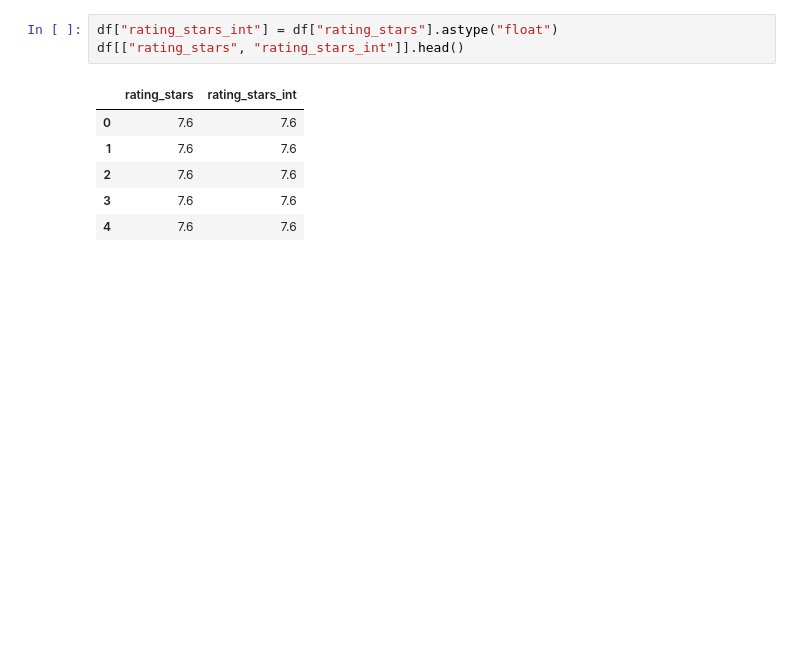
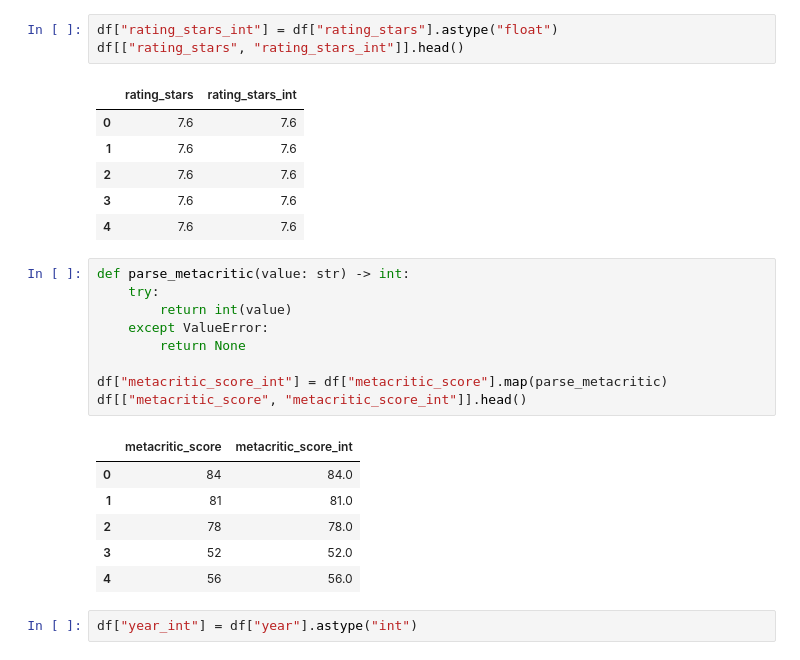
Before and after one commit to jyaru1110/ProyectoFinalCienciaDatos, a Jupyter notebook: notebooks/01_limpieza.ipynb, the cells around one changed output. Saved outputs shown, nothing was run; the diff lists cells and outputs as text; blank space fills up the shorter version.

```diff
--- a/notebooks/01_limpieza.ipynb
+++ b/notebooks/01_limpieza.ipynb
@@ -199,3 +201,21 @@ df[["rating_stars", "rating_stars_int"]].head()
 | 2 | 7.6 | 7.6 |
 | 3 | 7.6 | 7.6 |
 | 4 | 7.6 | 7.6 |
+# %%
+def parse_metacritic(value: str) -> int:
+    try:
+        return int(value)
+    except ValueError:
+        return None
+
+df["metacritic_score_int"] = df["metacritic_score"].map(parse_metacritic)
+df[["metacritic_score", "metacritic_score_int"]].head()
+# %% [output]
+|  | metacritic_score | metacritic_score_int |
+| 0 | 84 | 84.0 |
+| 1 | 81 | 81.0 |
+| 2 | 78 | 78.0 |
+| 3 | 52 | 52.0 |
+| 4 | 56 | 56.0 |
+# %%
+df["year_int"] = df["year"].astype("int")
```
Also changed, not shown: parts of 4 cells of this notebook, 3 other files.
